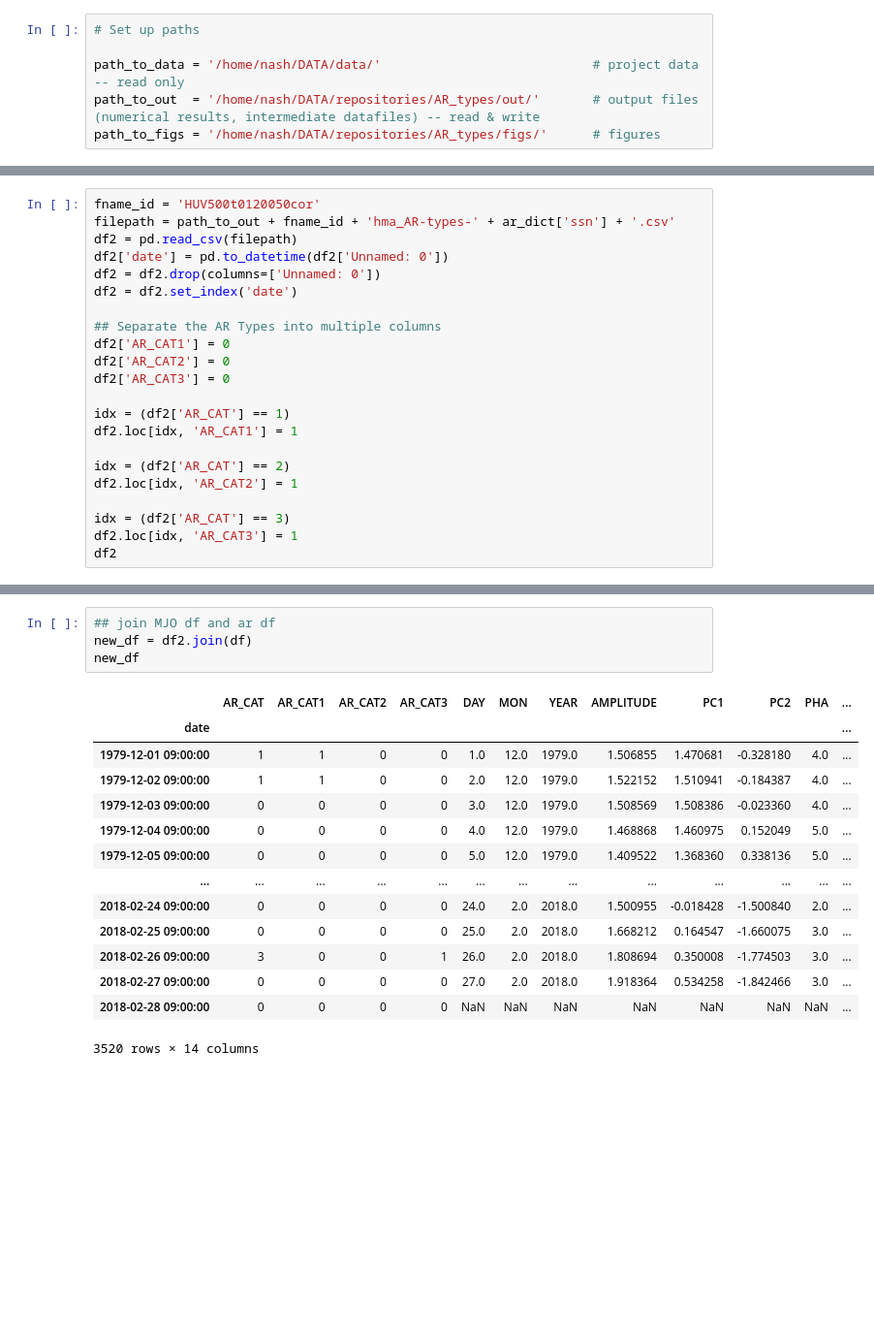
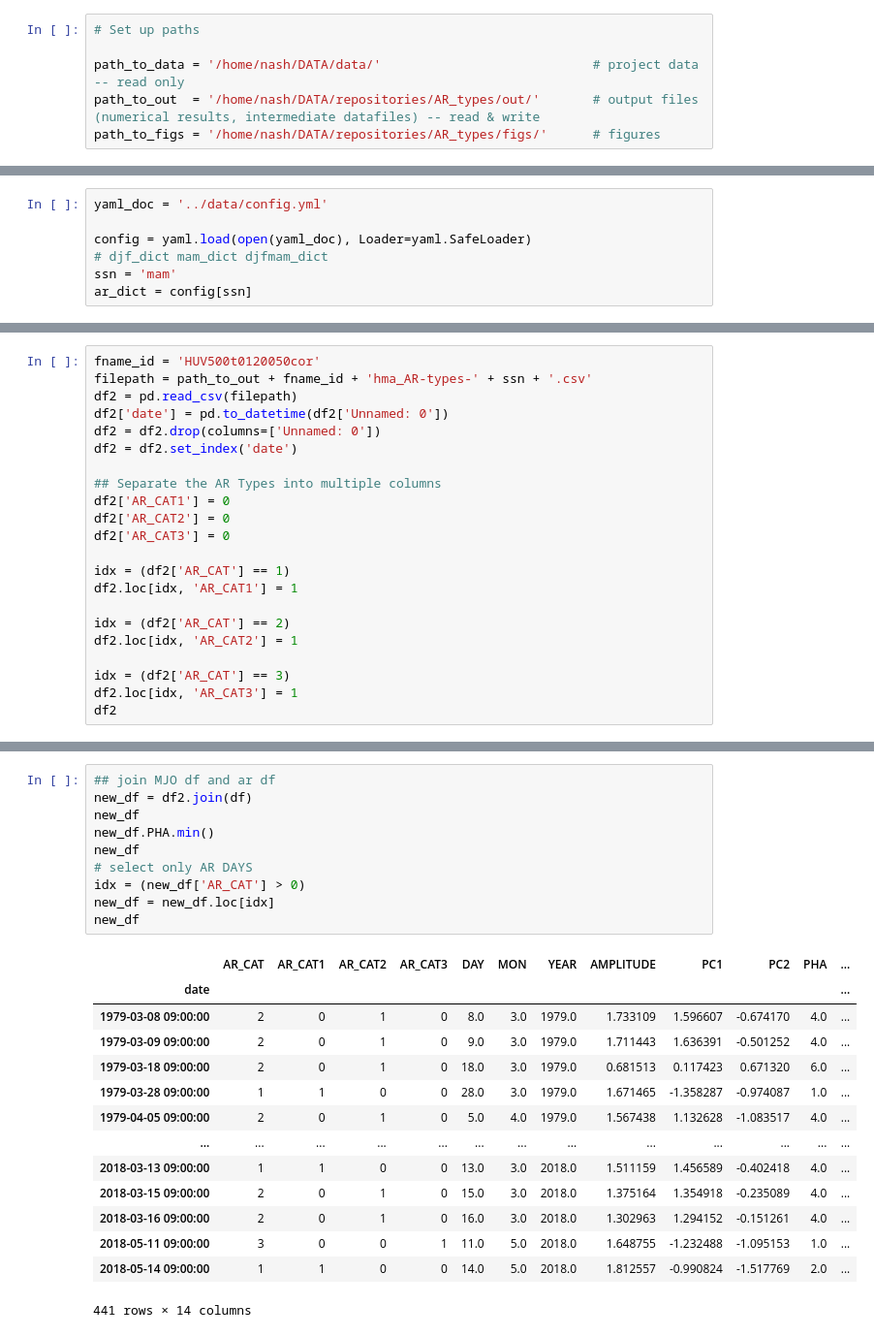
Before and after one commit to dlnash/AR_types, a Jupyter notebook: analysis/MJO_barplot_zscore.ipynb, the cells around one changed output, grey strips where cells are left out. Shown at 97% size. Drawn from its saved outputs; the diff is of its cells as text; blank space fills up the shorter version.

```diff
--- a/analysis/MJO_barplot_zscore.ipynb
+++ b/analysis/MJO_barplot_zscore.ipynb
@@ -61,3 +27,10 @@ ar_dict = djf_dict
+# %%
+yaml_doc = '../data/config.yml'
+
+config = yaml.load(open(yaml_doc), Loader=yaml.SafeLoader)
+# djf_dict mam_dict djfmam_dict
+ssn = 'mam'
+ar_dict = config[ssn]
 # %%
 df = pd.read_csv(path_to_data+'teleconnection_indices/mjo.events.ouu.1979.2019.txt',
                 delim_whitespace=True, engine='python')
@@ -97,6 +70,6 @@ df
 # %%
 fname_id = 'HUV500t0120050cor'
-filepath = path_to_out + fname_id + 'hma_AR-types-' + ar_dict['ssn'] + '.csv'
+filepath = path_to_out + fname_id + 'hma_AR-types-' + ssn + '.csv'
 df2 = pd.read_csv(filepath)
 df2['date'] = pd.to_datetime(df2['Unnamed: 0'])
 df2 = df2.drop(columns=['Unnamed: 0'])
@@ -134,22 +107,28 @@ df2
 # %%
 ## join MJO df and ar df
 new_df = df2.join(df)
 new_df
+new_df.PHA.min()
+new_df
+# select only AR DAYS
+idx = (new_df['AR_CAT'] > 0)
+new_df = new_df.loc[idx]
+new_df
 # %% [output]
 |  | AR_CAT | AR_CAT1 | AR_CAT2 | AR_CAT3 | DAY | MON | YEAR | AMPLITUDE | PC1 | PC2 | PHA | ... |
 | date |  |  |  |  |  |  |  |  |  |  |  | ... |
-| 1979-12-01 09:00:00 | 1 | 1 | 0 | 0 | 1.0 | 12.0 | 1979.0 | 1.506855 | 1.470681 | -0.328180 | 4.0 | ... |
-| 1979-12-02 09:00:00 | 1 | 1 | 0 | 0 | 2.0 | 12.0 | 1979.0 | 1.522152 | 1.510941 | -0.184387 | 4.0 | ... |
-| 1979-12-03 09:00:00 | 0 | 0 | 0 | 0 | 3.0 | 12.0 | 1979.0 | 1.508569 | 1.508386 | -0.023360 | 4.0 | ... |
-| 1979-12-04 09:00:00 | 0 | 0 | 0 | 0 | 4.0 | 12.0 | 1979.0 | 1.468868 | 1.460975 | 0.152049 | 5.0 | ... |
-| 1979-12-05 09:00:00 | 0 | 0 | 0 | 0 | 5.0 | 12.0 | 1979.0 | 1.409522 | 1.368360 | 0.338136 | 5.0 | ... |
+| 1979-03-08 09:00:00 | 2 | 0 | 1 | 0 | 8.0 | 3.0 | 1979.0 | 1.733109 | 1.596607 | -0.674170 | 4.0 | ... |
+| 1979-03-09 09:00:00 | 2 | 0 | 1 | 0 | 9.0 | 3.0 | 1979.0 | 1.711443 | 1.636391 | -0.501252 | 4.0 | ... |
+| 1979-03-18 09:00:00 | 2 | 0 | 1 | 0 | 18.0 | 3.0 | 1979.0 | 0.681513 | 0.117423 | 0.671320 | 6.0 | ... |
+| 1979-03-28 09:00:00 | 1 | 1 | 0 | 0 | 28.0 | 3.0 | 1979.0 | 1.671465 | -1.358287 | -0.974087 | 1.0 | ... |
+| 1979-04-05 09:00:00 | 2 | 0 | 1 | 0 | 5.0 | 4.0 | 1979.0 | 1.567438 | 1.132628 | -1.083517 | 4.0 | ... |
 | ... | ... | ... | ... | ... | ... | ... | ... | ... | ... | ... | ... | ... |
-| 2018-02-24 09:00:00 | 0 | 0 | 0 | 0 | 24.0 | 2.0 | 2018.0 | 1.500955 | -0.018428 | -1.500840 | 2.0 | ... |
-| 2018-02-25 09:00:00 | 0 | 0 | 0 | 0 | 25.0 | 2.0 | 2018.0 | 1.668212 | 0.164547 | -1.660075 | 3.0 | ... |
-| 2018-02-26 09:00:00 | 3 | 0 | 0 | 1 | 26.0 | 2.0 | 2018.0 | 1.808694 | 0.350008 | -1.774503 | 3.0 | ... |
-| 2018-02-27 09:00:00 | 0 | 0 | 0 | 0 | 27.0 | 2.0 | 2018.0 | 1.918364 | 0.534258 | -1.842466 | 3.0 | ... |
-| 2018-02-28 09:00:00 | 0 | 0 | 0 | 0 | NaN | NaN | NaN | NaN | NaN | NaN | NaN | ... |
+| 2018-03-13 09:00:00 | 1 | 1 | 0 | 0 | 13.0 | 3.0 | 2018.0 | 1.511159 | 1.456589 | -0.402418 | 4.0 | ... |
+| 2018-03-15 09:00:00 | 2 | 0 | 1 | 0 | 15.0 | 3.0 | 2018.0 | 1.375164 | 1.354918 | -0.235089 | 4.0 | ... |
+| 2018-03-16 09:00:00 | 2 | 0 | 1 | 0 | 16.0 | 3.0 | 2018.0 | 1.302963 | 1.294152 | -0.151261 | 4.0 | ... |
+| 2018-05-11 09:00:00 | 3 | 0 | 0 | 1 | 11.0 | 5.0 | 2018.0 | 1.648755 | -1.232488 | -1.095153 | 1.0 | ... |
+| 2018-05-14 09:00:00 | 1 | 1 | 0 | 0 | 14.0 | 5.0 | 2018.0 | 1.812557 | -0.990824 | -1.517769 | 2.0 | ... |
-3520 rows × 14 columns
+441 rows × 14 columns
 # %%
 # construct lists - to create df later
 lst1 = []
```
Also changed, not shown: parts of 13 cells of this notebook, 25 other files.
